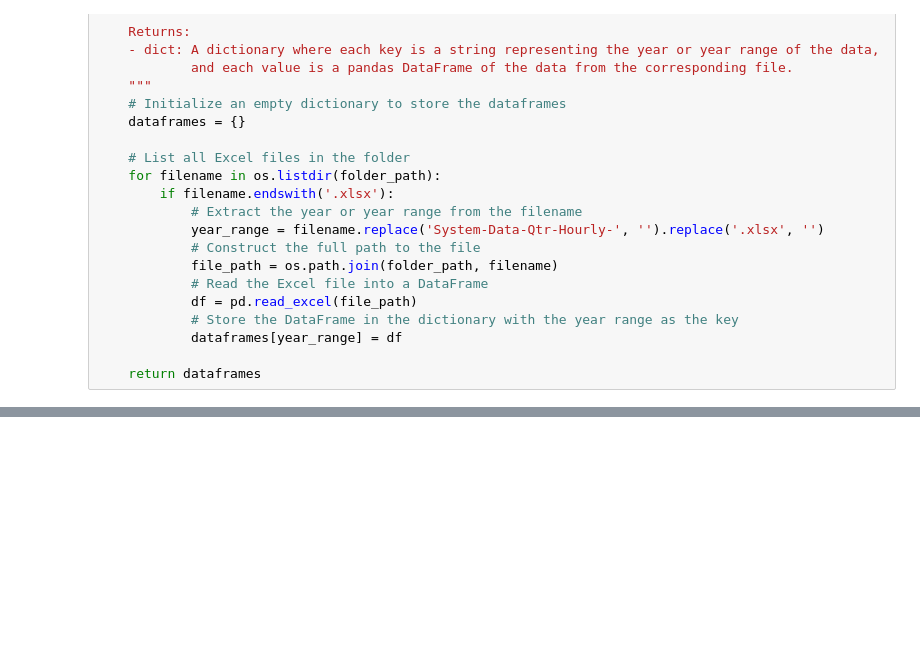
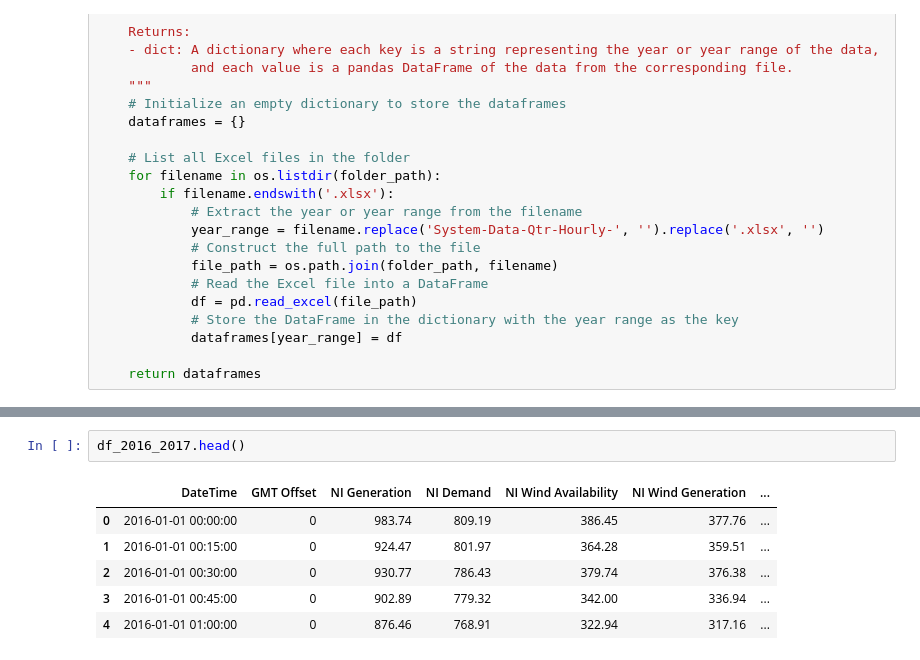
Before and after one commit to SaM-92/DataInsightChatbot, a Jupyter notebook: PoC_nb.ipynb, the cells around one changed output, grey strips where cells are left out. Drawn from its saved outputs; the diff is of its cells as text; blank space fills up the shorter version.

```diff
--- a/PoC_nb.ipynb
+++ b/PoC_nb.ipynb
@@ -38,0 +57,9 @@ dataframes_dict = read_excel_files(folder_path)
+# %%
+df_2016_2017.head()
+# %% [output]
+|  | DateTime | GMT Offset | NI Generation | NI Demand | NI Wind Availability | NI Wind Generation | ... |
+| 0 | 2016-01-01 00:00:00 | 0 | 983.74 | 809.19 | 386.45 | 377.76 | ... |
+| 1 | 2016-01-01 00:15:00 | 0 | 924.47 | 801.97 | 364.28 | 359.51 | ... |
+| 2 | 2016-01-01 00:30:00 | 0 | 930.77 | 786.43 | 379.74 | 376.38 | ... |
+| 3 | 2016-01-01 00:45:00 | 0 | 902.89 | 779.32 | 342.00 | 336.94 | ... |
+| 4 | 2016-01-01 01:00:00 | 0 | 876.46 | 768.91 | 322.94 | 317.16 | ... |
```
Also changed, not shown: parts of 9 cells of this notebook.
